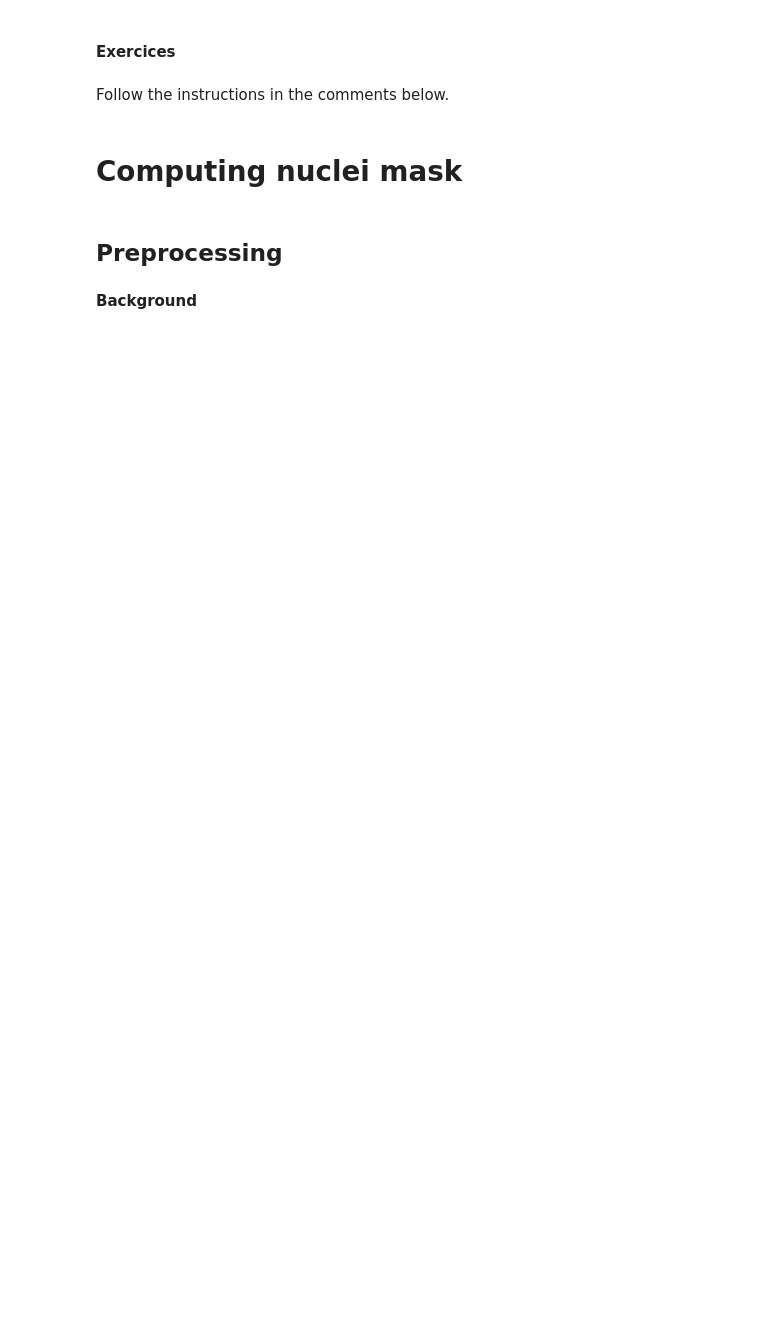
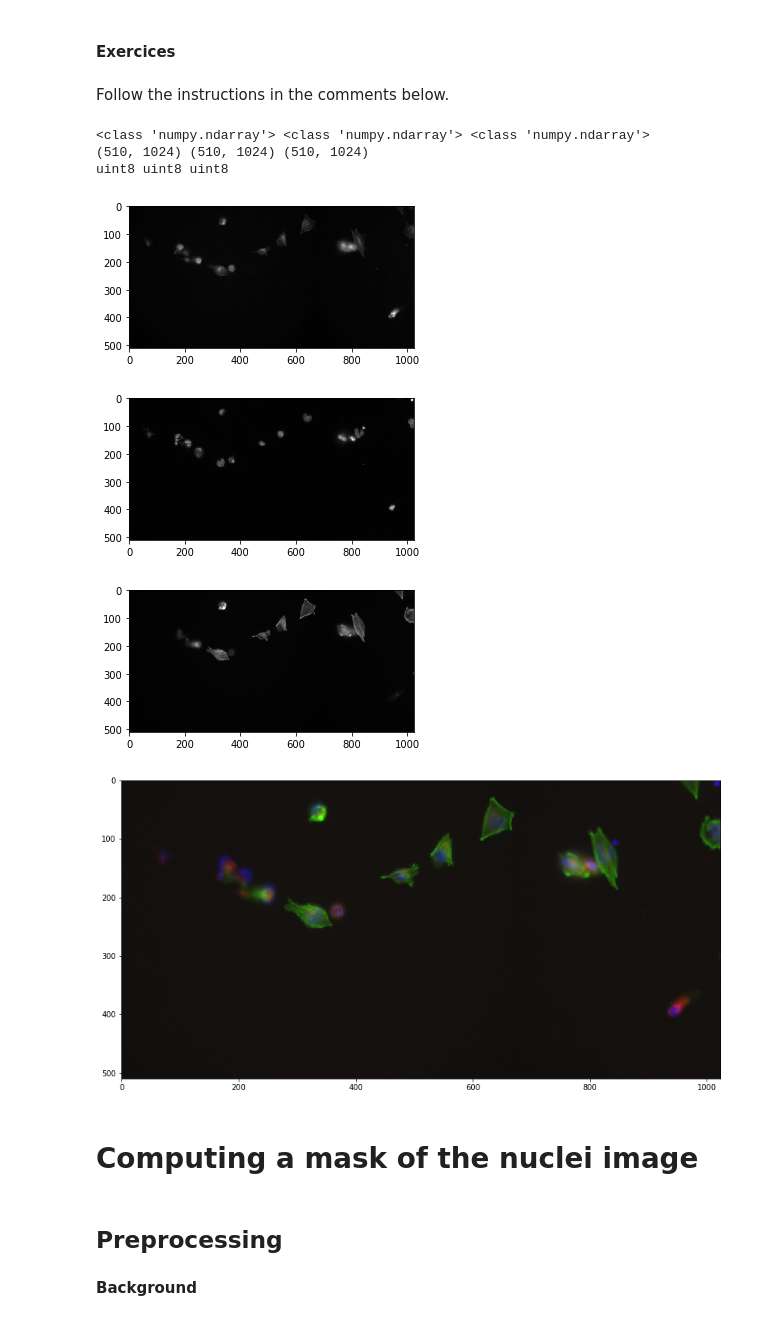
Before and after one commit to volker-baecker/jupyter-workshop-mifobio-2018, a Jupyter notebook: exercices/tuto_image_analysis_pipeline.ipynb, the cells around one changed output. Saved outputs shown, nothing was run; the diff lists cells and outputs as text; code cells hidden in the pictures; blank space fills up the shorter version.

```diff
--- a/exercices/tuto_image_analysis_pipeline.ipynb
+++ b/exercices/tuto_image_analysis_pipeline.ipynb
@@ -40,29 +43,38 @@ Follow the instructions in the comments below.
 #       entire path to the file, for example r'/home/cedric/data/FITC.jpeg'. Note the r at
 #       the beginning of the string: it designates this string as a "raw" string, which helps to
 #       avoid problems with slashes and other special symbols
+filename_1 = r'PK-10B-pl1/Well-A003/FITC.jpeg'
 # %%
 # Create a string variable of the file to be imported ('Hoechst.jpeg')
-
+filename_2 = r'PK-10B-pl1/Well-A003/Hoechst.jpeg'
 # Create a string variable of the file to be imported ('Tritc.jpeg')
+filename_3 = r'PK-10B-pl1/Well-A003/Tritc.jpeg'
 # %%
 # (ii) Load the images
 # Import the function 'imread' from the module 'skimage.io'
-
+from skimage.io import imread
 
 # Load 'FITC.jpeg' and store it in a variable.
 # Suggested name for the variable: fitc
-
+fitc = imread(filename_1)
 
 # Load 'Hoechst.jpeg' and store it in a variable.
 # Suggested name for the variable: hoechst
-
+hoechst = imread(filename_2)
 
 # Load 'Tritc.jpeg' and store it in a variable.
 # Suggested name for the variable: tritc
+tritc = imread(filename_3)
 # %%
 # (iii) Check the data represention of the images
 # Check that 'fitc', 'hoechst', 'tritc' is a variable of type 'ndarray' - use Python's built-in function 'type'.
+print (type(fitc), type(hoechst), type(tritc))
 
 # Print the shape of the array using the numpy-function 'shape'.
-
+print (numpy.shape(fitc), numpy.shape(hoechst), numpy.shape(tritc))
 # Check the datatype of the individual numbers in the array. You can use the array attribute 'dtype' to do so.
+print (fitc.dtype, hoechst.dtype, tritc.dtype)
+# %% [output]
+<class 'numpy.ndarray'> <class 'numpy.ndarray'> <class 'numpy.ndarray'>
+(510, 1024) (510, 1024) (510, 1024)
+uint8 uint8 uint8
@@ -73,23 +81,58 @@ Follow the instructions in the comments below.
+# %%
+#(iv) Normalize images
+# In order to compare two images we can use the numpy.iinfo function. This function will show us the range of a
+# data-type, which we can then use to normalize the intensity values in the image.
+numpy.iinfo(fitc.dtype)
+fitc = fitc / 255
+hoechst = hoechst / 255
+tritc = tritc / 255
 # %%
 # (v) Look at the images to check that all is OK.
 # Use pyplot's functions plt.imshow followed by plt.show.
 # Check the documentation for plt.imshow and note the parameters that can be specified, such as the color map (cmap)
-# and interpolation. Since you are working with scientific data, interpolation is unwelcome, so you should set it to
-# 'none'. The most common cmap for grayscale images is naturally 'gray'.
+# and interpolation. To switch of interpolation you can set it to 'none'. To apply a colormap to the image, set cmap to
+# the name of the color, for example 'gray'.
 # You may also want to adjust the size of the figure. You can do this by preparing the figure canvas with
 # the function plt.figure before calling plt.imshow. The canvas size is adjusted using the keyword argument
 # figsize when calling plt.figure.
 
+plt.figure(figsize=[5.1, 10.24])
+plt.imshow(fitc, interpolation='None', cmap='gray')
+plt.show()
+plt.figure(figsize=[5.1, 10.24])
+plt.imshow(hoechst, interpolation='None', cmap='gray')
+plt.show()
+plt.figure(figsize=[5.1, 10.24])
+plt.imshow(tritc, interpolation='None', cmap='gray')
+plt.show()
 
 # (v) Create a composite image.
-# First get a colored image by using the module gray2rgb from skimage.color.
-# Apply different colors to the three channels. A green channel to tritc image, a blue channel to hoechst image,
-# a red channel to fitc image
-# You can visualize the different channels in the same image by merging them; Merging channels by using the operator +
-# and so create a new variable composite as example. Then use the functions used above
-# to display the creating image.
+# The function gray2rgb from the module skimage.color converts a grayscale image into an rgb image. The resulting
+# rgb image is a three dimensional array in which each channel r,g and b contains the same numbers.
+# In order to create a composite image of the three input images, you can set the unwanted channels to zero in each image
+# by multiplying the image with a corresponding vector, for example [1, 0 ,0] to keep only the red channel and then add
+# the three images using the + operation. Store the new image in a variable composite. Display the composite image using
+# the functions above.
+
+fitc_rgb = skimage.color.gray2rgb(fitc)
+hoechst_rgb = skimage.color.gray2rgb(hoechst)
+tritc_rgb = skimage.color.gray2rgb(tritc)
+
+tritc_green = tritc_rgb * [0,1,0]
+hoechst_blue = hoechst_rgb * [0,0,1]
+fitc_red = fitc_rgb * [1,0,0]
+
+composite = fitc_red + tritc_green + hoechst_blue
+plt.figure(figsize=[14, 14])
+plt.imshow(composite)
+plt.show()
+# %% [output]
+[figure, added]
+[figure, added]
+[figure, added]
+[figure, added]
 # %% [markdown]
-# Computing nuclei mask
+# Computing a mask of the nuclei image
 # %% [markdown]
 ## Preprocessing
 # %% [markdown]
```
Also changed, not shown: parts of 13 cells of this notebook.
